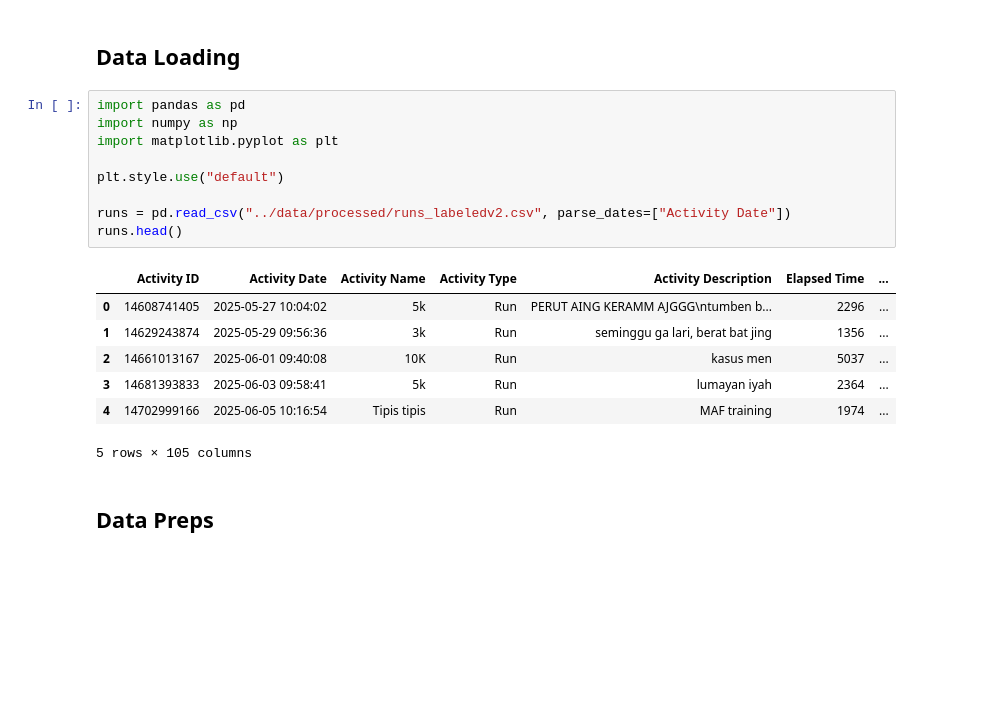
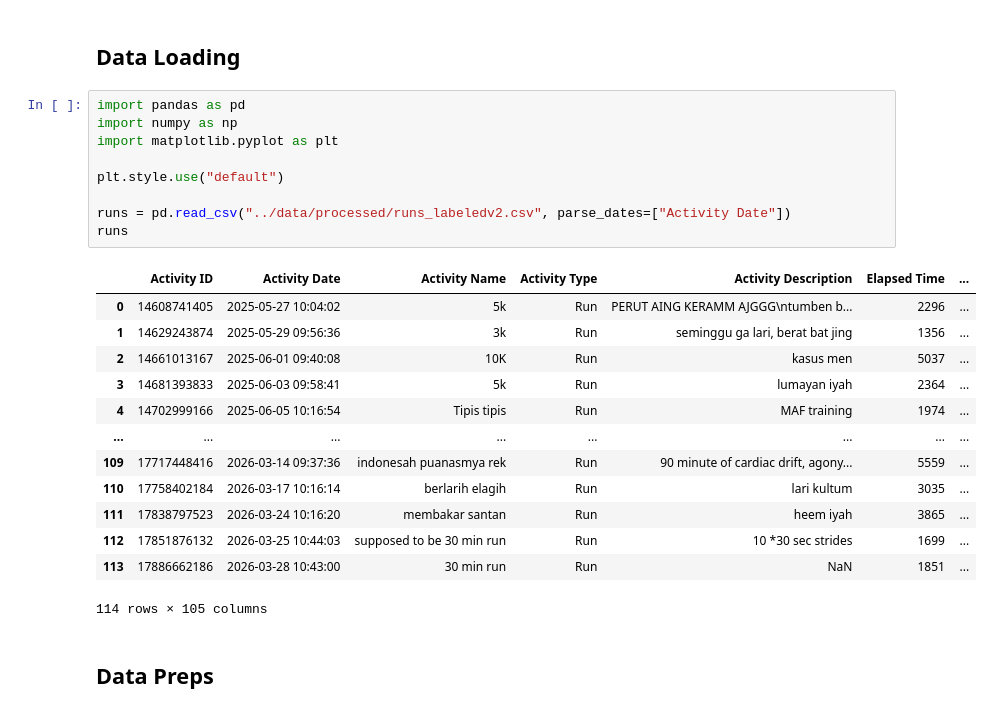
Before and after one commit to AngeloDusu/Strava-running-analysis, a Jupyter notebook: notebooks/monthly_performance_analysis.ipynb, the cells around one changed output. Cells and saved outputs as stored; diff of their text form; blank space fills up the shorter version.

```diff
--- a/notebooks/monthly_performance_analysis.ipynb
+++ b/notebooks/monthly_performance_analysis.ipynb
@@ -31,20 +31,26 @@ why monthly? why not weekly?
 # %%
 import pandas as pd
 import numpy as np
 import matplotlib.pyplot as plt
 
 plt.style.use("default")
 
 runs = pd.read_csv("../data/processed/runs_labeledv2.csv", parse_dates=["Activity Date"])
-runs.head()
+runs
 # %% [output]
 |  | Activity ID | Activity Date | Activity Name | Activity Type | Activity Description | Elapsed Time | ... |
 | 0 | 14608741405 | 2025-05-27 10:04:02 | 5k | Run | PERUT AING KERAMM AJGGG\ntumben b... | 2296 | ... |
 | 1 | 14629243874 | 2025-05-29 09:56:36 | 3k | Run | seminggu ga lari, berat bat jing | 1356 | ... |
 | 2 | 14661013167 | 2025-06-01 09:40:08 | 10K | Run | kasus men | 5037 | ... |
 | 3 | 14681393833 | 2025-06-03 09:58:41 | 5k | Run | lumayan iyah | 2364 | ... |
 | 4 | 14702999166 | 2025-06-05 10:16:54 | Tipis tipis | Run | MAF training | 1974 | ... |
+| ... | ... | ... | ... | ... | ... | ... | ... |
+| 109 | 17717448416 | 2026-03-14 09:37:36 | indonesah puanasmya rek | Run | 90 minute of cardiac drift, agony... | 5559 | ... |
+| 110 | 17758402184 | 2026-03-17 10:16:14 | berlarih elagih | Run | lari kultum | 3035 | ... |
+| 111 | 17838797523 | 2026-03-24 10:16:20 | membakar santan | Run | heem iyah | 3865 | ... |
+| 112 | 17851876132 | 2026-03-25 10:44:03 | supposed to be 30 min run | Run | 10 *30 sec strides | 1699 | ... |
+| 113 | 17886662186 | 2026-03-28 10:43:00 | 30 min run | Run | NaN | 1851 | ... |
-5 rows × 105 columns
+114 rows × 105 columns
 # %% [markdown]
 ## Data Preps
 # %%
```
Also changed, not shown: parts of 5 cells of this notebook, 4 other files.
